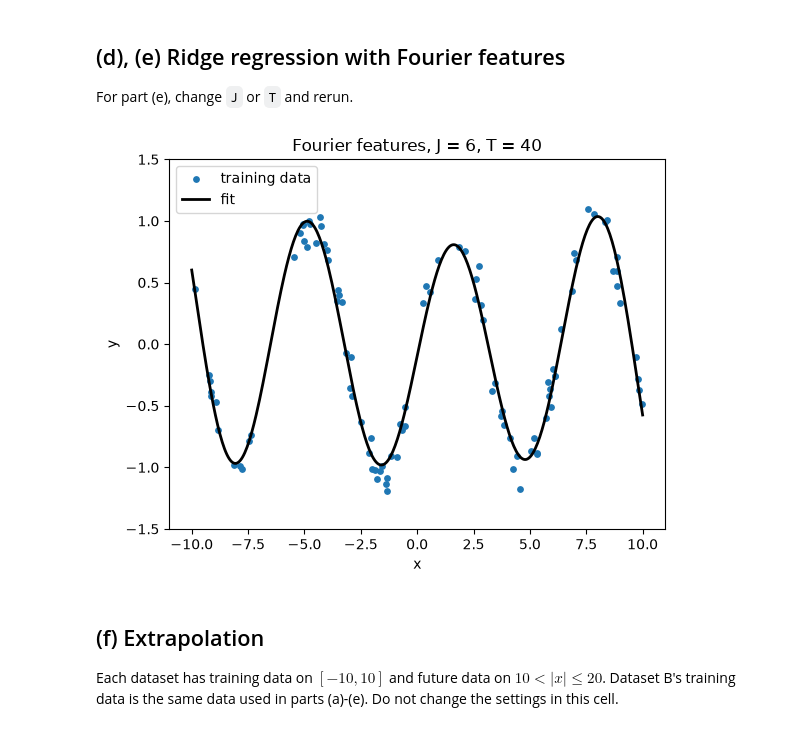
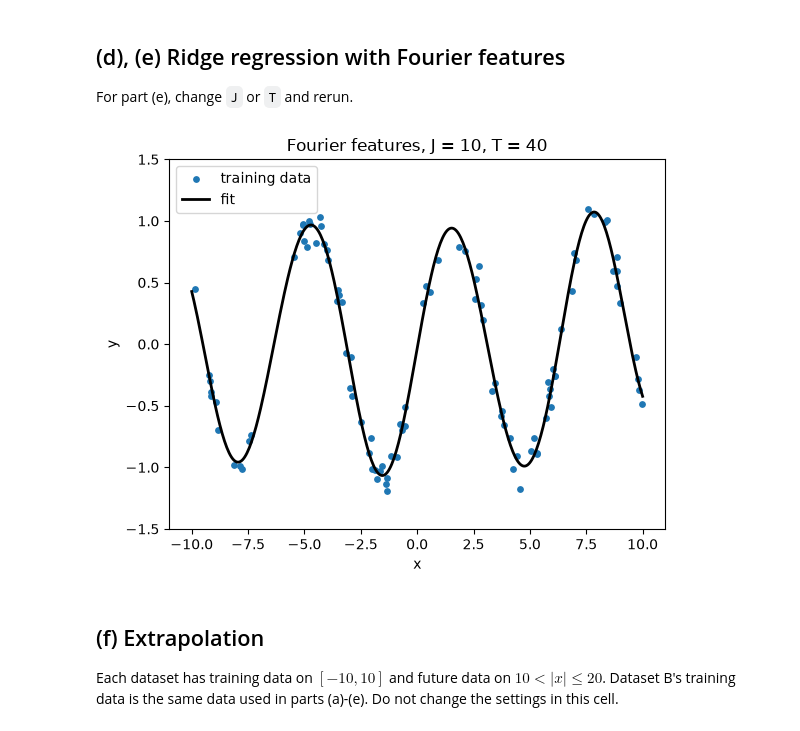
Before and after one commit to gauss1033/7900_hw2, a Jupyter notebook: Q4.ipynb, the cells around one changed output. Saved outputs shown, nothing was run; the diff lists cells and outputs as text; code cells hidden in the pictures.

```diff
--- a/Q4.ipynb
+++ b/Q4.ipynb
@@ -32,7 +32,7 @@ utils.plot_data_and_fit(X, Y, h_lin.predict, -10, 10, title="Ordinary least squa
 
 For part (c), change `D` and rerun.
 # %%
-D = 18
+D = 10
 h_poly = sklearn.linear_model.Ridge(alpha=LAMBDA, fit_intercept=True).fit(utils.polynomial_features(X, D), Y)
 poly_pred = lambda x: h_poly.predict(utils.polynomial_features(x, D))
 utils.plot_data_and_fit(X, Y, poly_pred, -10, 10, title=f"Polynomial features, D = {D}")
@@ -43,13 +43,13 @@ utils.plot_data_and_fit(X, Y, poly_pred, -10, 10, title=f"Polynomial features, D
 
 For part (e), change `J` or `T` and rerun.
 # %%
-J = 6
+J = 10
 T = 40
 h_four = sklearn.linear_model.Ridge(alpha=LAMBDA, fit_intercept=True).fit(utils.fourier_features(X, J, T), Y)
 four_pred = lambda x: h_four.predict(utils.fourier_features(x, J, T))
 utils.plot_data_and_fit(X, Y, four_pred, -10, 10, title=f"Fourier features, J = {J}, T = {T}")
 # %% [output]
-[figure, old version]
+[figure, new version]
 # %% [markdown]
 ## (f) Extrapolation
 
```
Also changed, not shown: parts of 1 cell of this notebook.
